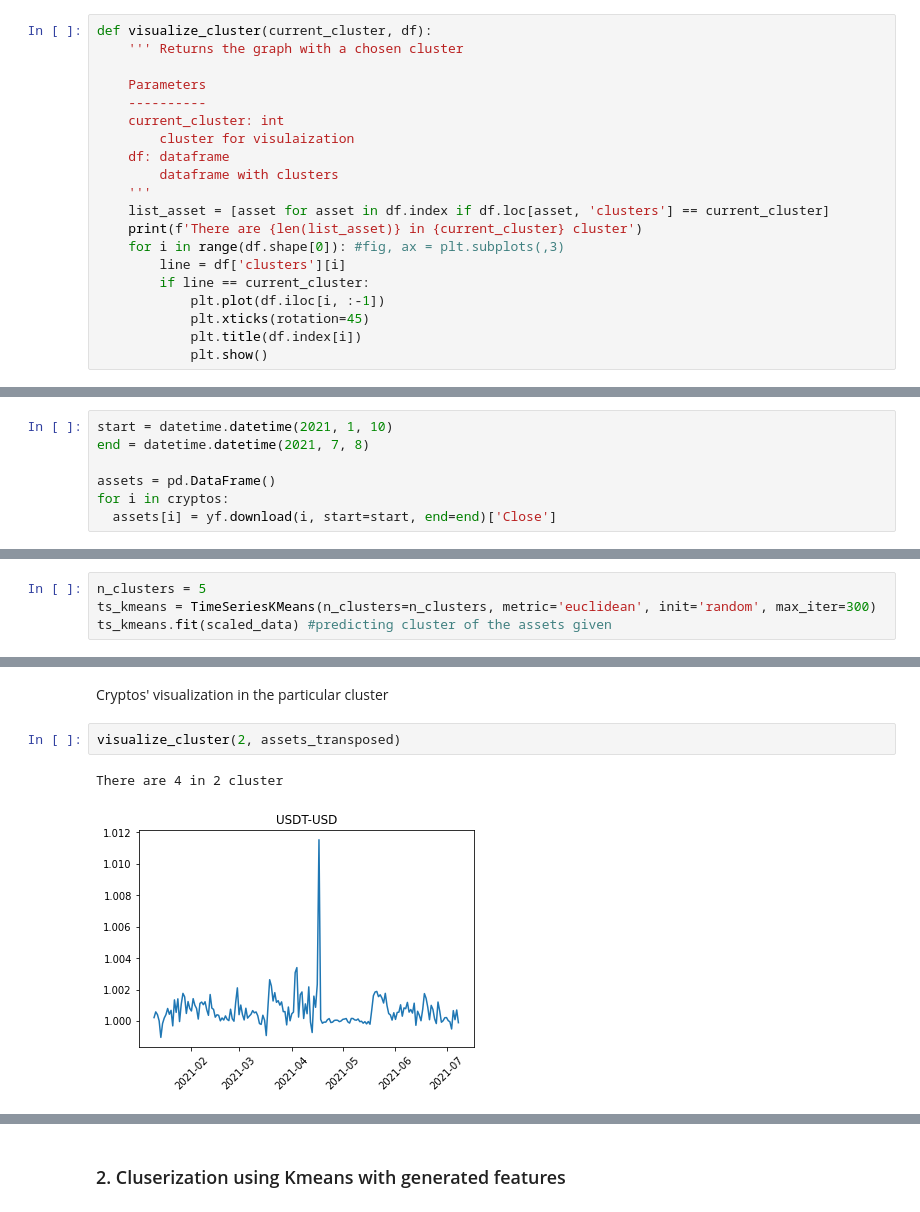
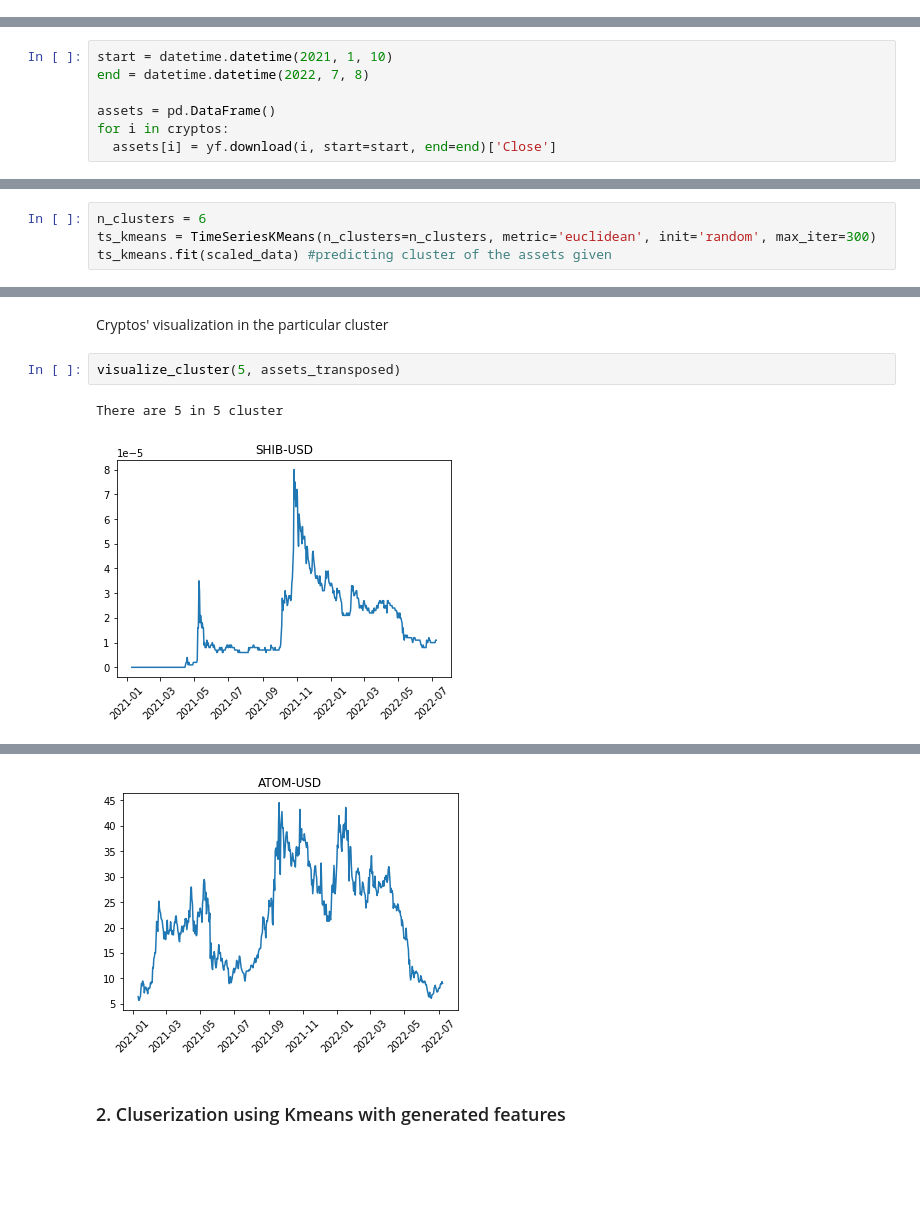
Before and after one commit to ssophiee/crypto_clusterization, a Jupyter notebook: crypto_clusterization.ipynb, the cells around one changed output, grey strips where cells are left out. Saved outputs shown, nothing was run; the diff lists cells and outputs as text; blank space fills up the shorter version.

```diff
--- a/crypto_clusterization.ipynb
+++ b/crypto_clusterization.ipynb
@@ -150,20 +34,0 @@ def crypto_info(symbol, year_start=2021, month_start=1, day_start=1, year_end=20
-# %%
-def visualize_cluster(current_cluster, df):
-    ''' Returns the graph with a chosen cluster
-
-    Parameters
-    ----------
-    current_cluster: int
-        cluster for visulaization
-    df: dataframe
-        dataframe with clusters
-    '''
-    list_asset = [asset for asset in df.index if df.loc[asset, 'clusters'] == current_cluster]
-    print(f'There are {len(list_asset)} in {current_cluster} cluster')
-    for i in range(df.shape[0]): #fig, ax = plt.subplots(,3)
-        line = df['clusters'][i]
-        if line == current_cluster:
-            plt.plot(df.iloc[i, :-1])
-            plt.xticks(rotation=45)
-            plt.title(df.index[i])
-            plt.show()
@@ -180,7 +49,7 @@ cryptos = list(html_df['Symbol'])
 ## DataFrame with closing prices of cryptos
 # %%
 start = datetime.datetime(2021, 1, 10)
-end = datetime.datetime(2021, 7, 8)
+end = datetime.datetime(2022, 7, 8)
 
 assets = pd.DataFrame()
 for i in cryptos:
@@ -302,5 +189,5 @@ Number of clusters chosen: 5
 # %%
-n_clusters = 5
+n_clusters = 6
 ts_kmeans = TimeSeriesKMeans(n_clusters=n_clusters, metric='euclidean', init='random', max_iter=300)
 ts_kmeans.fit(scaled_data) #predicting cluster of the assets given
 # %% [output]
@@ -326,7 +213,7 @@ assets_transposed['clusters'] = ts_kmeans.predict(scaled_data)
 # %% [markdown]
 Cryptos' visualization in the particular cluster
 # %%
-visualize_cluster(2, assets_transposed)
+visualize_cluster(5, assets_transposed)
 # %% [output]
-There are 4 in 2 cluster
+There are 5 in 5 cluster
-[figure, old version]
+[figure, new version]
@@ -336,3 +223,4 @@ There are 4 in 2 cluster
+[figure, added]
 # %% [markdown]
 ### 2. Cluserization using Kmeans with generated features
 # %% [markdown]
```
Also changed, not shown: parts of 30 cells of this notebook.
